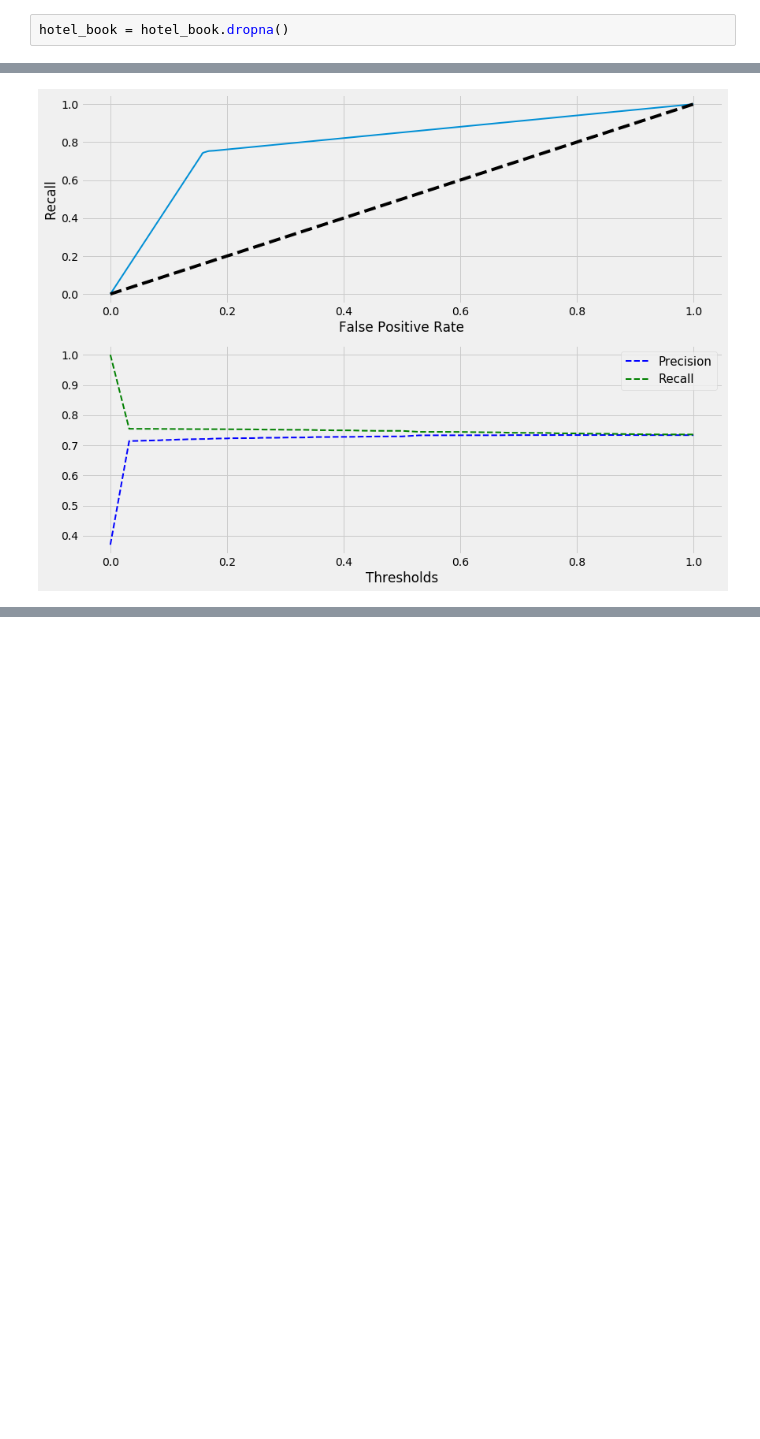
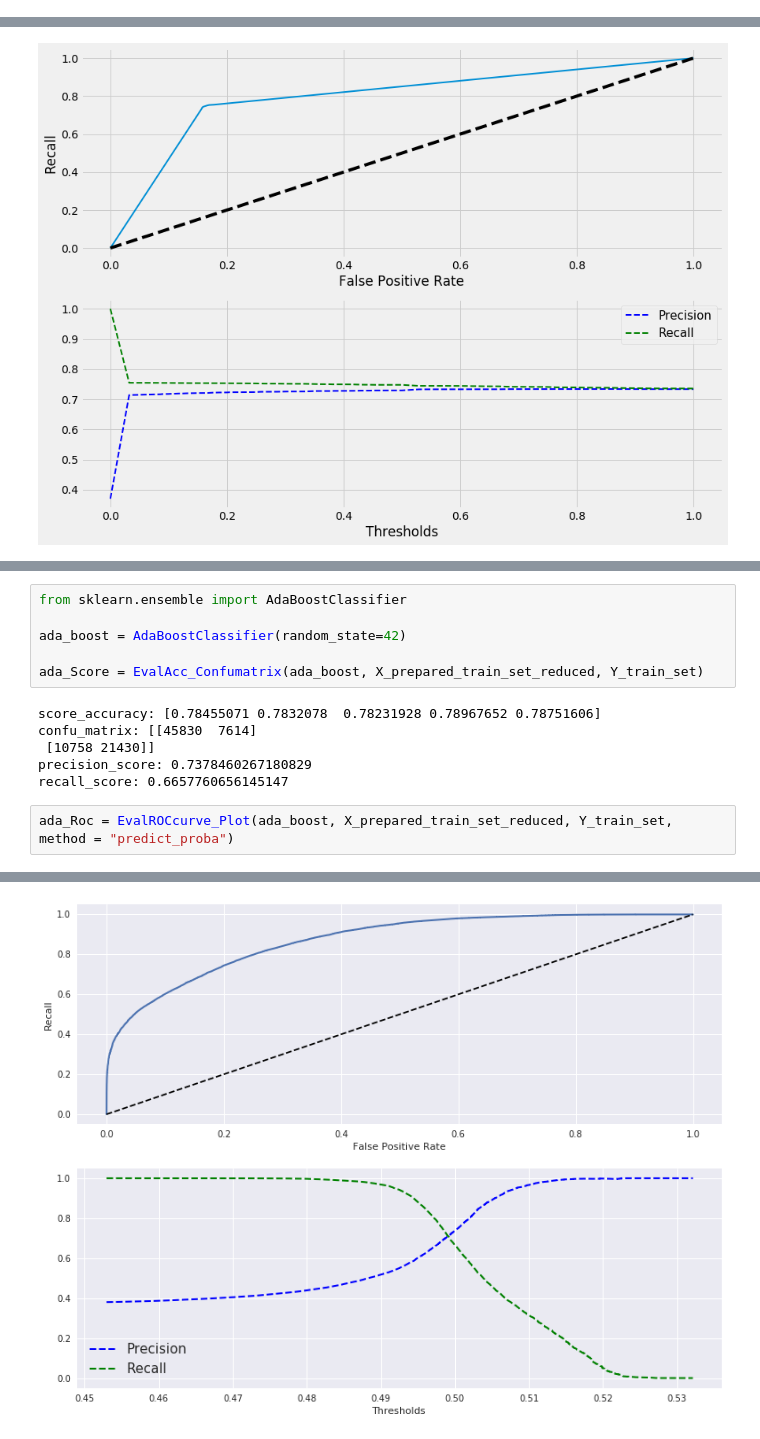
Before and after one commit to huy105/Hotel-booking-classify, a Jupyter notebook: HotelClassify.ipynb, the cells around one changed output, grey strips where cells are left out. Drawn from its saved outputs; the diff is of its cells as text; blank space fills up the shorter version.

```diff
--- a/HotelClassify.ipynb
+++ b/HotelClassify.ipynb
@@ -180,4 +180,2 @@ total_of_special_requests         False
 dtype: bool
-# %%
-hotel_book = hotel_book.dropna()
 # %%
@@ -342,0 +338,15 @@ ROC AUC: 0.9230574945974848
+# %%
+from sklearn.ensemble import AdaBoostClassifier
+
+ada_boost = AdaBoostClassifier(random_state=42)
+
+ada_Score = EvalAcc_Confumatrix(ada_boost, X_prepared_train_set_reduced, Y_train_set)
+# %% [output]
+score_accuracy: [0.78455071 0.7832078  0.78231928 0.78967652 0.78751606]
+confu_matrix: [[45830  7614]
+ [10758 21430]]
+precision_score: 0.7378460267180829
+recall_score: 0.6657760656145147
+# %%
+ada_Roc = EvalROCcurve_Plot(ada_boost, X_prepared_train_set_reduced, Y_train_set, method = "predict_proba")
+# %% [output]
@@ -342,0 +357 @@ ROC AUC: 0.9230574945974848
+[figure, added]
```
Also changed, not shown: parts of 21 cells of this notebook.
